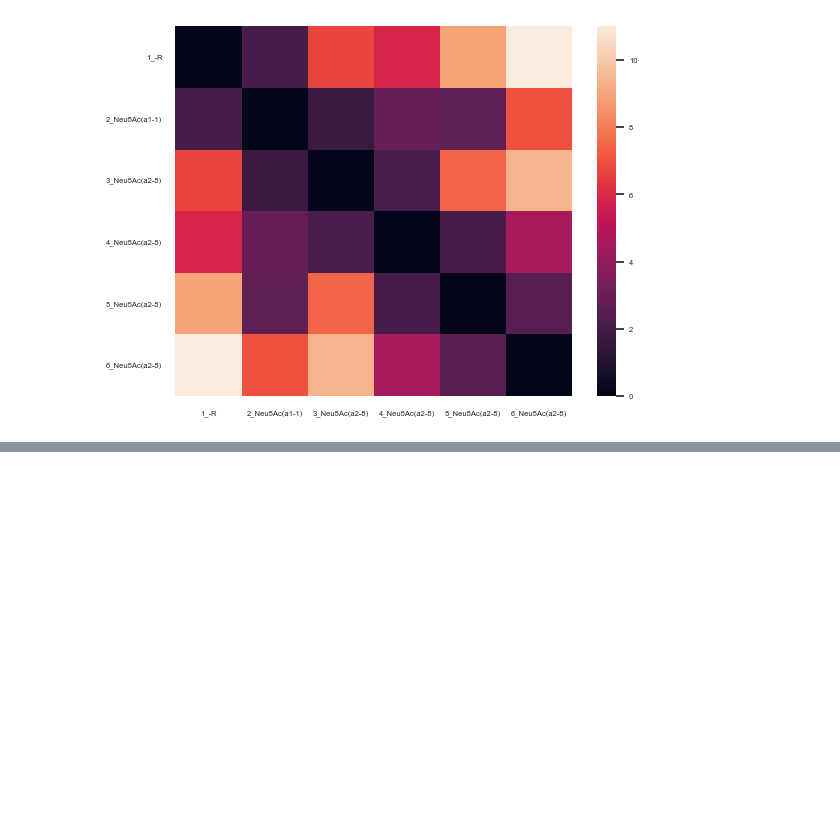
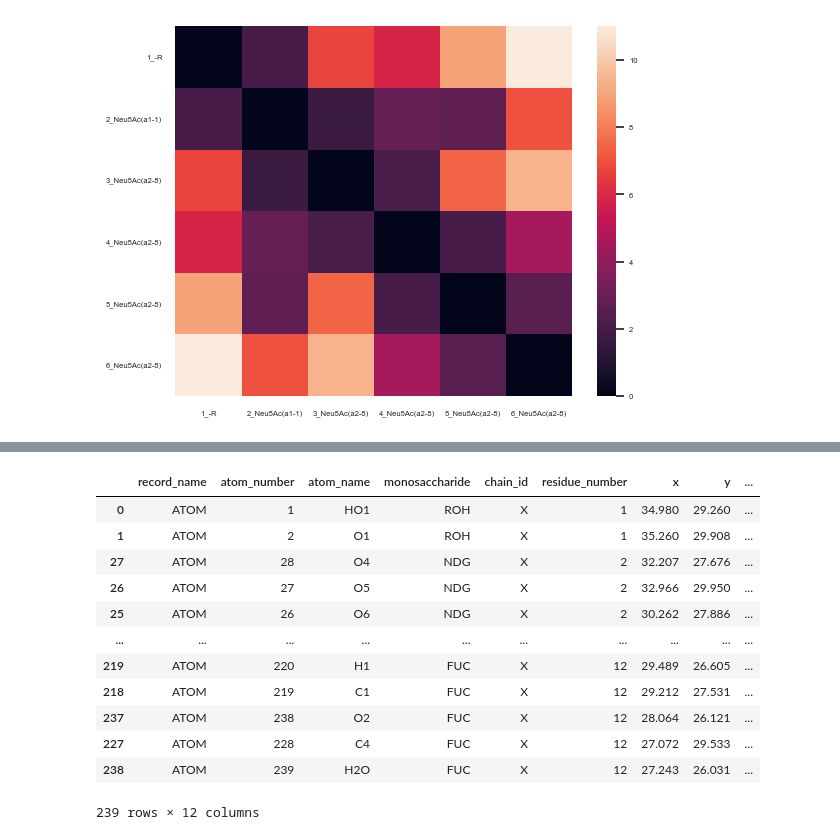
Before and after one commit to lthomes/glycontact, a Jupyter notebook: process_data.ipynb, the cells around one changed output, grey strips where cells are left out. Saved outputs shown, nothing was run; the diff lists cells and outputs as text; code cells hidden in the pictures; blank space fills up the shorter version.

```diff
--- a/process_data.ipynb
+++ b/process_data.ipynb
@@ -779,0 +1054,16 @@ monosaccharide_contact_map(dist_table)
+# %%
+new_df
+# %% [output]
+|  | record_name | atom_number | atom_name | monosaccharide | chain_id | residue_number | x | y | ... |
+| 0 | ATOM | 1 | HO1 | ROH | X | 1 | 34.980 | 29.260 | ... |
+| 1 | ATOM | 2 | O1 | ROH | X | 1 | 35.260 | 29.908 | ... |
+| 27 | ATOM | 28 | O4 | NDG | X | 2 | 32.207 | 27.676 | ... |
+| 26 | ATOM | 27 | O5 | NDG | X | 2 | 32.966 | 29.950 | ... |
+| 25 | ATOM | 26 | O6 | NDG | X | 2 | 30.262 | 27.886 | ... |
+| ... | ... | ... | ... | ... | ... | ... | ... | ... | ... |
+| 219 | ATOM | 220 | H1 | FUC | X | 12 | 29.489 | 26.605 | ... |
+| 218 | ATOM | 219 | C1 | FUC | X | 12 | 29.212 | 27.531 | ... |
+| 237 | ATOM | 238 | O2 | FUC | X | 12 | 28.064 | 26.121 | ... |
+| 227 | ATOM | 228 | C4 | FUC | X | 12 | 27.072 | 29.533 | ... |
+| 238 | ATOM | 239 | H2O | FUC | X | 12 | 27.243 | 26.031 | ... |
+239 rows × 12 columns
```
Also changed, not shown: parts of 15 cells of this notebook, 5 other files.
